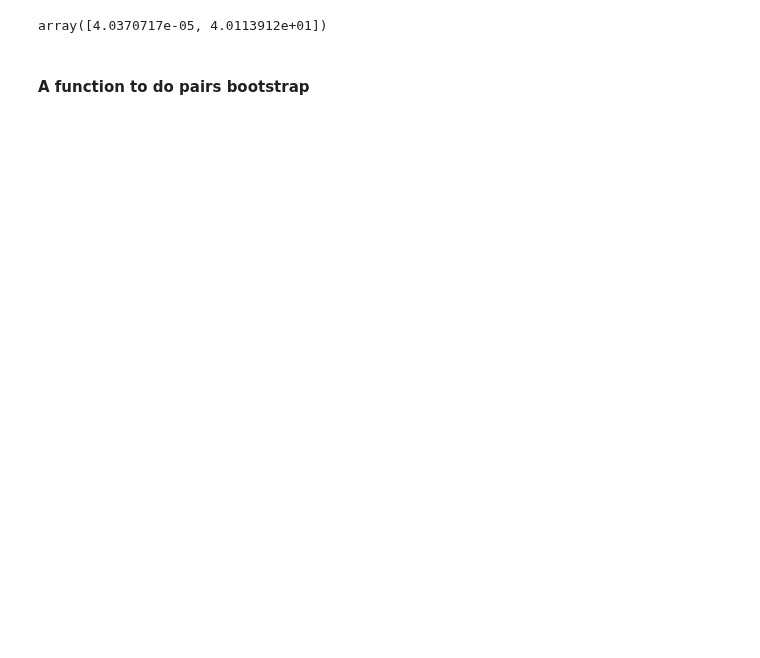
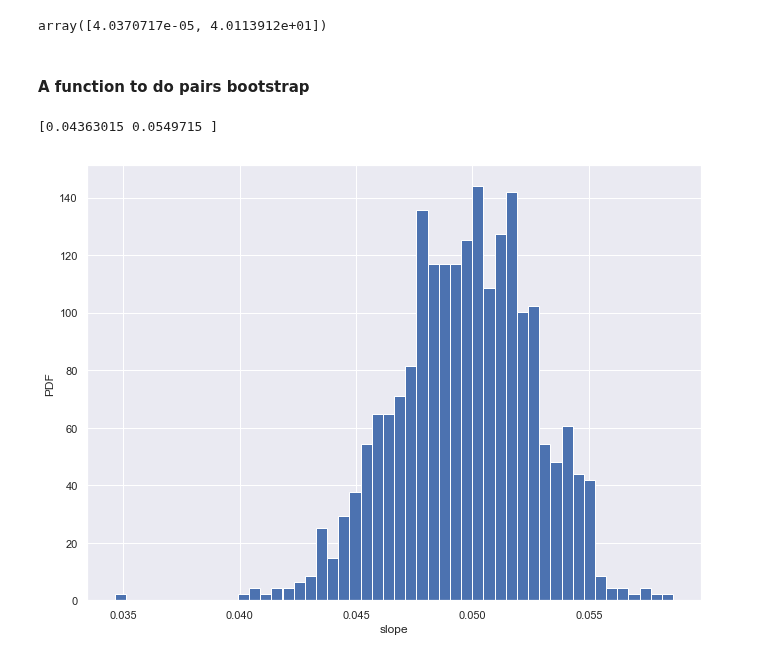
Before and after one commit to MikSm1th/datacamp_notes, a Jupyter notebook: statisitical_thinking_in_python_2/Bootstrap confidence intervals.ipynb, the cells around one changed output. Drawn from its saved outputs; the diff is of its cells as text; code cells hidden in the pictures; blank space fills up the shorter version.

```diff
--- a/statisitical_thinking_in_python_2/Bootstrap confidence intervals.ipynb
+++ b/statisitical_thinking_in_python_2/Bootstrap confidence intervals.ipynb
@@ -300,3 +300,15 @@ def draw_bs_pairs_linreg(x, y, size=1):
 female_fert_ill = pd.read_csv('female_literacy_fertility.csv')
 fertility = np.array(female_fert_ill['fertility'])
 illiteracy = np.array(100-female_fert_ill['female literacy'])
+# %%
+bs_slope_reps, bs_intercept_reps = draw_bs_pairs_linreg(illiteracy, fertility, 1000)
+print(np.percentile(bs_slope_reps, [2.5, 97.5]))
+# %% [output]
+[0.04363015 0.0549715 ]
+# %%
+_ = plt.hist(bs_slope_reps, bins=50, normed=True)
+_ = plt.xlabel('slope')
+_ = plt.ylabel('PDF')
+plt.show()
+# %% [output]
+[figure, added]
```
Also changed, not shown: parts of 20 cells of this notebook, 12 other files.
